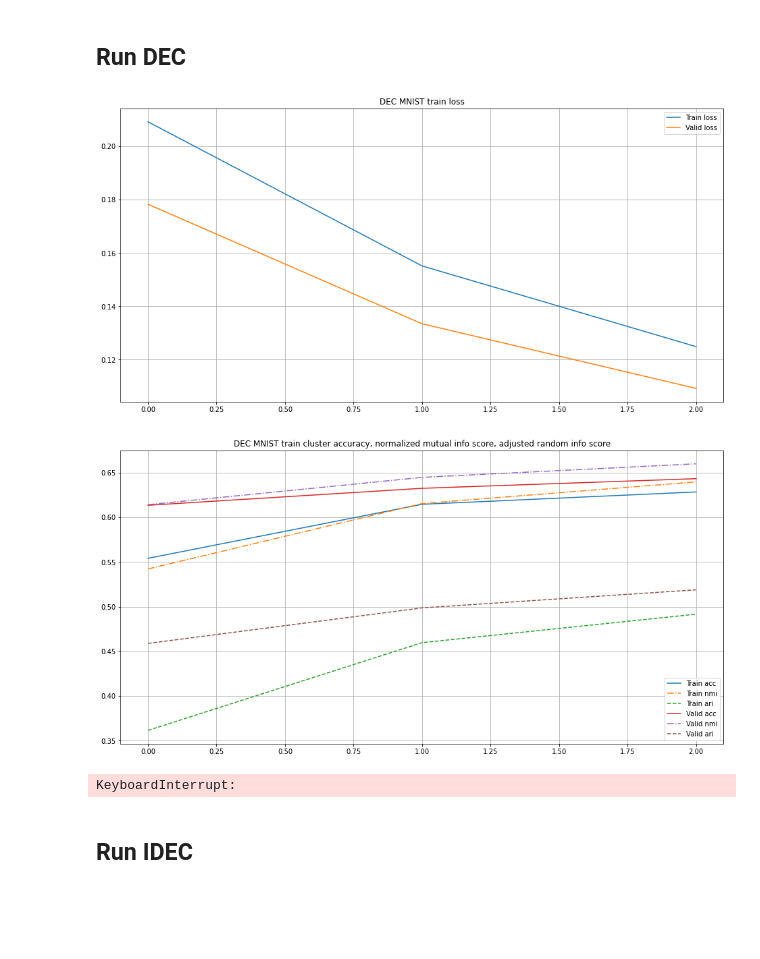
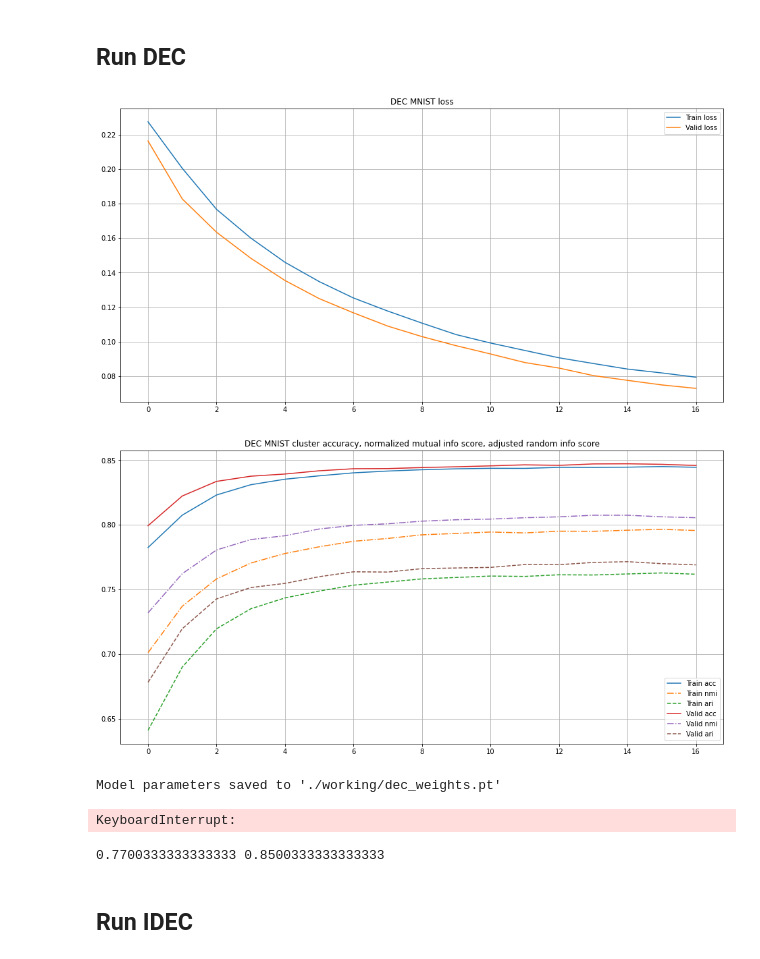
Before and after one commit to grokhi/pytorch_DEC_IDEC_2022, a Jupyter notebook: DEC_IDEC_MNIST.ipynb, the cells around one changed output. Saved outputs shown, nothing was run; the diff lists cells and outputs as text; code cells hidden in the pictures; blank space fills up the shorter version.

```diff
--- a/DEC_IDEC_MNIST.ipynb
+++ b/DEC_IDEC_MNIST.ipynb
@@ -498,8 +537,6 @@ class StackedAutoEncoder(nn.Module):
 
         self.decoder = nn.Sequential(*decoder_blocks)
 
-        # self.encoder.apply(self._init_weight)
-        # self.decoder.apply(self._init_weight)
 
     def set_dropout_value(self, value:float):
         self.dropout_value = value
@@ -509,11 +546,6 @@ class StackedAutoEncoder(nn.Module):
         for i in range(len(self.decoder)):
             self.decoder[i].dropout.p = self.dropout_value
 
-    def _init_weight(self, layer):
-        if type(layer) == nn.Linear:
-            nn.init.normal_(layer.weight, mean=0.0, std=0.01)  # follow paper setting
-            nn.init.constant_(layer.bias, 0)
-
 
     def forward(self, x):
         self.set_dropout_value(self.dropout_value) # inplace
@@ -753,30 +767,30 @@ KeyboardInterrupt:
 # %% [markdown]
 ## Run DEC
 # %%
-model = StackedAutoEncoder(dims=[784, 500, 500, 2000, 10], dropout_value=.01)
+model = StackedAutoEncoder(dims=[784, 500, 500, 2000, 10], dropout_value=.0)
 
-model_state_dict = torch.load(r'best-model-parameters4mnist_2.pt')
-model.load_state_dict(model_state_dict)
+model.load_state_dict(torch.load('./input/ae-weights/train-stdict-mnist_drop002.pt'))
 
 
 dec = DEC(autoencoder = model)
 loss_fn = nn.KLDivLoss(reduction='batchmean')
 
-optimizer = Adam(dec.parameters(), lr=1e-4)
-# optimizer = SGD(dec.parameters(), lr=.01, momentum=0.9)
+# optimizer = Adam(dec.parameters(), lr=1e-4)
+optimizer = SGD(dec.parameters(), lr=.01, momentum=0.9)
 
 whole_train_valid_cycle(
     dec,
     None,
     optimizer,
     loss_fn,
-    num_epochs = 100,
-    delta_threshold = .1,
-    # save_best_params_as = '.\weights\dec_weights.pt'
+    num_epochs = 50,
+    patience_threshold = 10,
+    save_best_params_as = './working/dec_weights.pt',
     device = device,
-    title='DEC MNIST train'
+    title='DEC MNIST'
 )
 # %% [output]
-[figure, old version]
+[figure, new version]
-[figure, old version]
+[figure, new version]
-KeyboardInterrupt:
+Model parameters saved to './working/dec_weights.pt'
+KeyboardInterrupt:
@@ -787,2 +797,12 @@ KeyboardInterrupt:
+# %%
+print(
+    dec.init_acc,
+cluster_acc(
+    train_dataset.targets.numpy(),
+    dec(train_dataset.data.reshape(-1, 784).to(device, dtype=torch.float32)).argmax(1).detach().cpu().numpy()
+)
+)
+# %% [output]
+0.7700333333333333 0.8500333333333333
 # %% [markdown]
 ## Run IDEC
```
Also changed, not shown: parts of 15 cells of this notebook, 1 other file.
